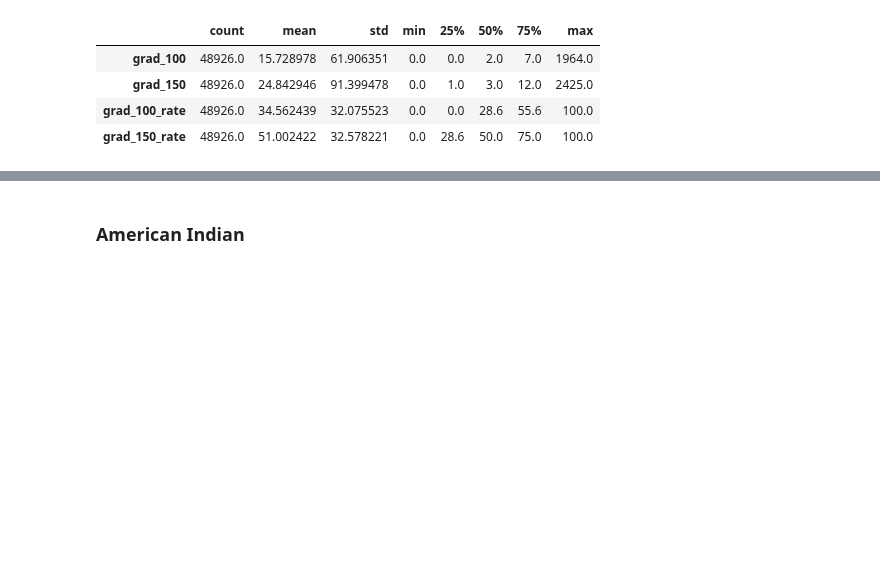
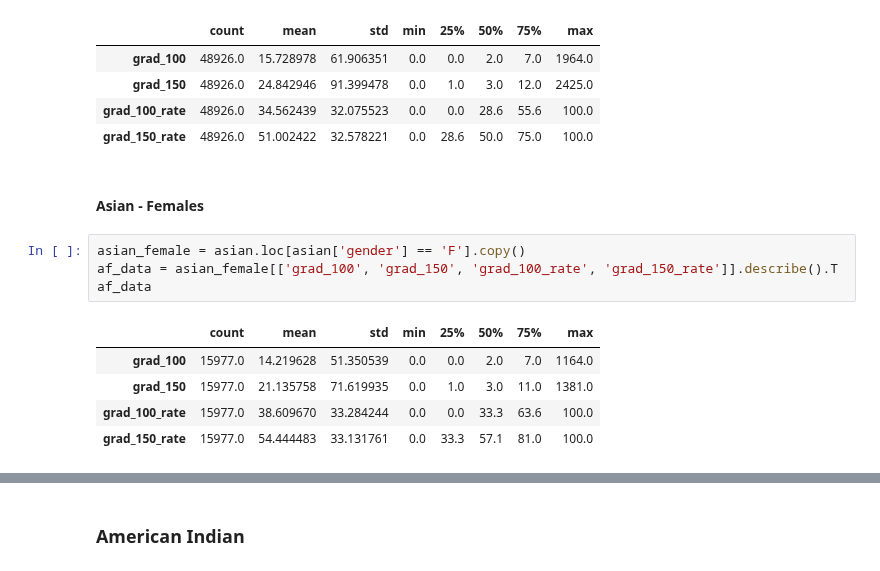
Before and after one commit to ezztherose/TIA-Scraping, a Jupyter notebook: notebooks/institution.ipynb, the cells around one changed output, grey strips where cells are left out. Drawn from its saved outputs; the diff is of its cells as text; blank space fills up the shorter version.

```diff
--- a/notebooks/institution.ipynb
+++ b/notebooks/institution.ipynb
@@ -285,3 +321,15 @@ des_asian
 | grad_150 | 48926.0 | 24.842946 | 91.399478 | 0.0 | 1.0 | 3.0 | 12.0 | 2425.0 |
 | grad_100_rate | 48926.0 | 34.562439 | 32.075523 | 0.0 | 0.0 | 28.6 | 55.6 | 100.0 |
 | grad_150_rate | 48926.0 | 51.002422 | 32.578221 | 0.0 | 28.6 | 50.0 | 75.0 | 100.0 |
+# %% [markdown]
+#### Asian - Females
+# %%
+asian_female = asian.loc[asian['gender'] == 'F'].copy()
+af_data = asian_female[['grad_100', 'grad_150', 'grad_100_rate', 'grad_150_rate']].describe().T
+af_data
+# %% [output]
+|  | count | mean | std | min | 25% | 50% | 75% | max |
+| grad_100 | 15977.0 | 14.219628 | 51.350539 | 0.0 | 0.0 | 2.0 | 7.0 | 1164.0 |
+| grad_150 | 15977.0 | 21.135758 | 71.619935 | 0.0 | 1.0 | 3.0 | 11.0 | 1381.0 |
+| grad_100_rate | 15977.0 | 38.609670 | 33.284244 | 0.0 | 0.0 | 33.3 | 63.6 | 100.0 |
+| grad_150_rate | 15977.0 | 54.444483 | 33.131761 | 0.0 | 33.3 | 57.1 | 81.0 | 100.0 |
```
Also changed, not shown: parts of 29 cells of this notebook.
